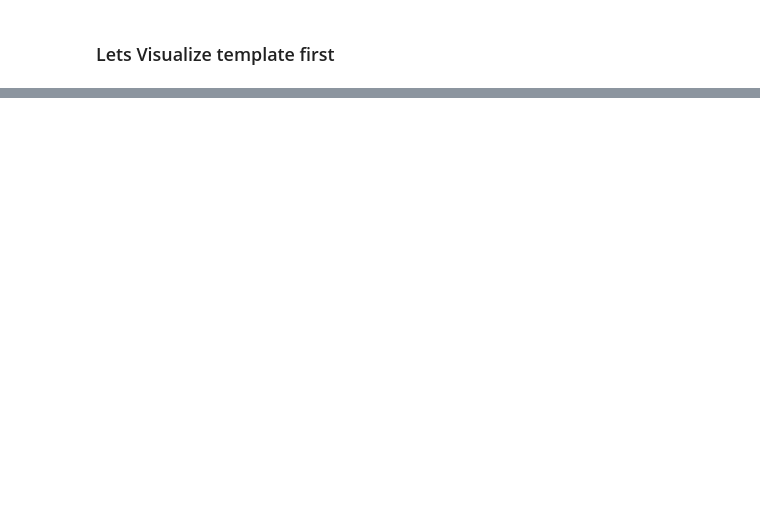
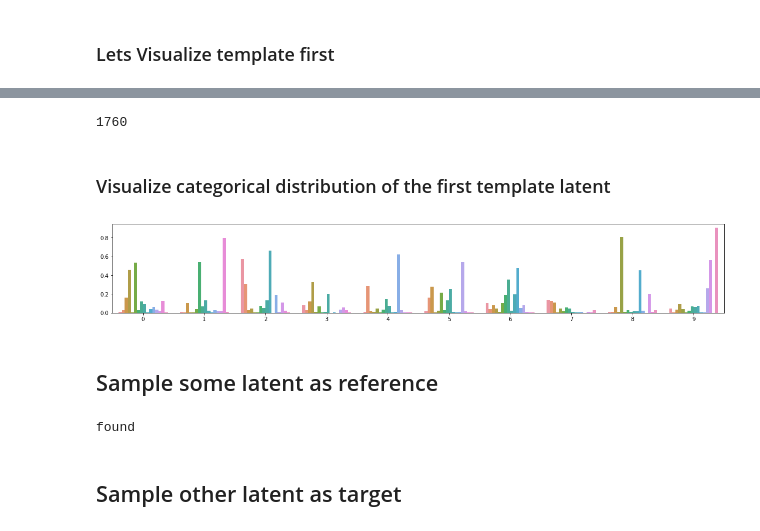
Before and after one commit to theblackcat102/text-subgan, a Jupyter notebook: Control.ipynb, the cells around one changed output, grey strips where cells are left out. Cells and saved outputs as stored; diff of their text form; code cells hidden in the pictures; blank space fills up the shorter version.

```diff
--- a/Control.ipynb
+++ b/Control.ipynb
@@ -48,0 +44,6 @@ checkpoint_name = 'amp_checkpoint_{}.pt'.format(iteration)
+# %%
+from dataset import TemPest, tempest_collate
+valid_dataset = TemPest(args.cache_path, 'valid')
+print(len(valid_dataset))
+eval_dataloader = torch.utils.data.DataLoader(valid_dataset, num_workers=8,
+                        collate_fn=tempest_collate, batch_size=32, shuffle=False, drop_last=True)
@@ -49,2 +54,22 @@ checkpoint_name = 'amp_checkpoint_{}.pt'.format(iteration)
 # %% [markdown]
 ### Lets Visualize template first
+# %%
+log_name = 'save/tempest_rec-2020-07-19-12-42-58/'
+checkpoint = 'checkpoint_40000.pt'
+
+from module.vmt import VMT
+with open(os.path.join(log_name, 'params.json'), 'r') as f:
+    params = json.load(f)
+args = Struct(**params)
+id_mapping = torch.load(os.path.join(args.cache_path, 'id_mapping.pt'))
+user_size = len(id_mapping['user2id'])
+user_size = user_size
+prod_size = len(id_mapping['prod2id'])
+id2user = { value: key for key, value in id_mapping['user2id'].items() }
+
+model = VMT(args.gen_embed_dim, args.vocab_size,
+            enc_hidden_size=500, dec_hidden_size=500, tmp_category=args.tmp_cat_dim,
+            tmp_latent_dim=args.tmp_latent_dim, desc_latent_dim=args.desc_latent_dim, user_latent_dim=args.user_latent_dim,
+            biset=args.biset, user_embedding=True, user_size=user_size,
+            max_seq_len=args.max_seq_len-1, gpu=True).cuda()
+model.load_state_dict(torch.load(os.path.join(log_name,checkpoint))['model'])
@@ -50,0 +130,49 @@ checkpoint_name = 'amp_checkpoint_{}.pt'.format(iteration)
+# %%
+X, title = [], []
+print(len(temp_latent))
+for idx, latent in enumerate(temp_latent):
+    X.append(latent)
+    title.append(references[idx])
+temp_outputs = np.array(temp_outputs)
+title = np.array(title)
+X = np.array(X)
+# %% [output]
+1760
+# %% [markdown]
+### Visualize categorical distribution of the first template latent
+# %%
+plt.rcParams["figure.figsize"] = (20,3)
+
+data = {'y': [], 'bins': [], 'type': []}
+for idx, latent in enumerate(X[0].reshape(args.tmp_latent_dim, args.tmp_cat_dim)):
+    data['y'] += list(range(len(latent)))
+    data['bins'] += list(latent)
+    data['type'] += list([idx]*len(latent))
+g = sns.barplot(x='y', y='bins', data=data, hue='type')
+g.legend_.remove()
+# %% [output]
+[figure, added]
+# %% [markdown]
+## Sample some latent as reference
+# %%
+with torch.no_grad():
+    for idx, batch in enumerate(eval_dataloader):
+        src_inputs = batch['src']
+        tmp = batch['tmt']
+        inputs, target = batch['tgt'][:, :-1], batch['tgt'][:, 1:]
+        users = batch['users']
+        non_empty_users = users != -1
+        if cfg.CUDA:
+            src_inputs = src_inputs[non_empty_users].cuda()
+            target = target[non_empty_users].cuda()
+            tmp = tmp[non_empty_users].cuda()
+            inputs = inputs[non_empty_users].cuda()
+            users = users[non_empty_users].cuda()
+
+        if non_empty_users.sum() > 0 and idx > 20:
+            print('found')
+            break
+# %% [output]
+found
+# %% [markdown]
+## Sample other latent as target
```
Also changed, not shown: parts of 88 cells of this notebook.
